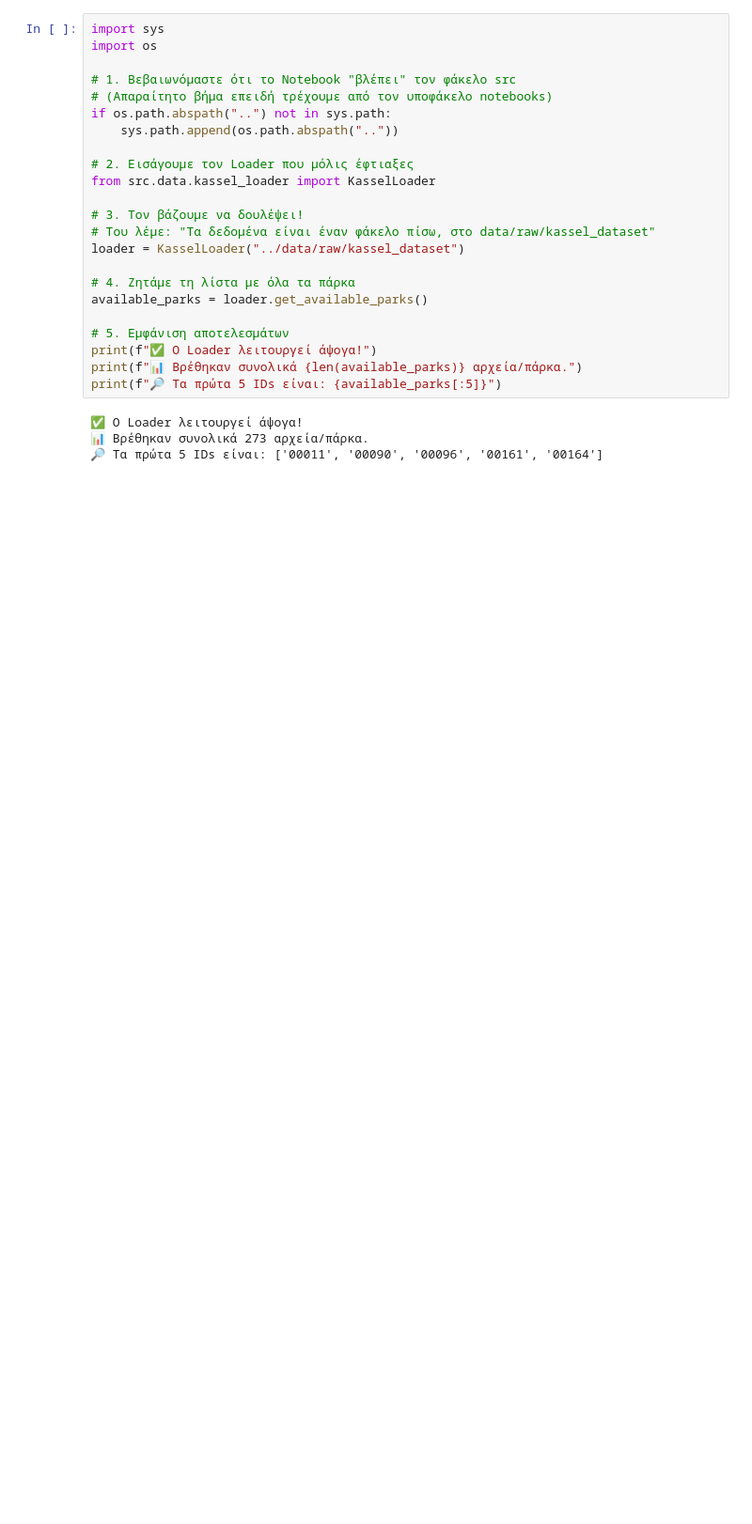
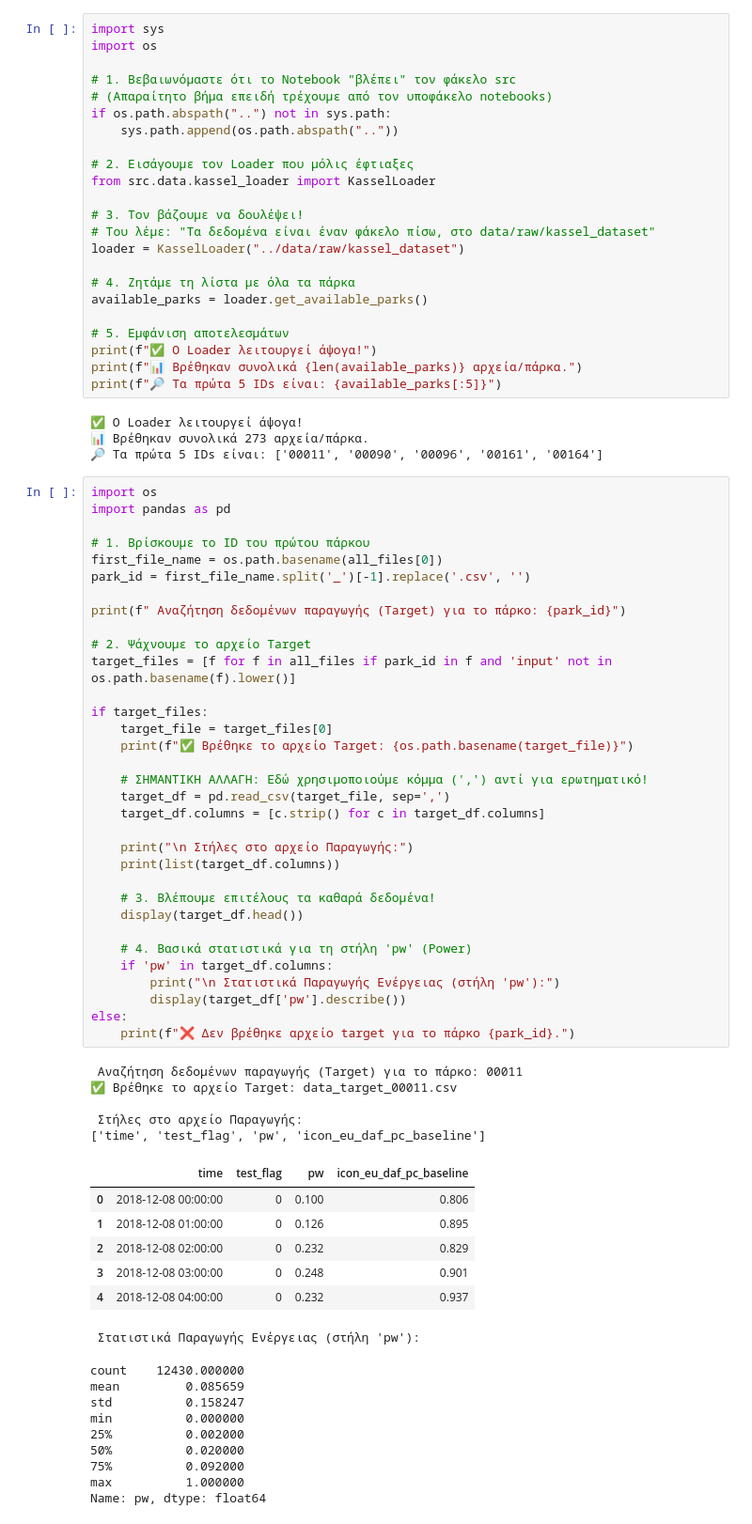
Before and after one commit to Dionysis33/WindPower_DigitalTwin, a Jupyter notebook: notebooks/02_kassel_exploration.ipynb, the cells around one changed output. Shown at 94% size. Saved outputs shown, nothing was run; the diff lists cells and outputs as text; blank space fills up the shorter version.

```diff
--- a/notebooks/02_kassel_exploration.ipynb
+++ b/notebooks/02_kassel_exploration.ipynb
@@ -125,3 +190,58 @@ print(f"🔎 Τα πρώτα 5 IDs είναι: {available_parks[:5]}")
 ✅ Ο Loader λειτουργεί άψογα!
 📊 Βρέθηκαν συνολικά 273 αρχεία/πάρκα.
 🔎 Τα πρώτα 5 IDs είναι: ['00011', '00090', '00096', '00161', '00164']
+# %%
+import os
+import pandas as pd
+
+# 1. Βρίσκουμε το ID του πρώτου πάρκου
+first_file_name = os.path.basename(all_files[0])
+park_id = first_file_name.split('_')[-1].replace('.csv', '')
+
+print(f" Αναζήτηση δεδομένων παραγωγής (Target) για το πάρκο: {park_id}")
+
+# 2. Ψάχνουμε το αρχείο Target
+target_files = [f for f in all_files if park_id in f and 'input' not in os.path.basename(f).lower()]
+
+if target_files:
+    target_file = target_files[0]
+    print(f"✅ Βρέθηκε το αρχείο Target: {os.path.basename(target_file)}")
+
+    # ΣΗΜΑΝΤΙΚΗ ΑΛΛΑΓΗ: Εδώ χρησιμοποιούμε κόμμα (',') αντί για ερωτηματικό!
+    target_df = pd.read_csv(target_file, sep=',')
+    target_df.columns = [c.strip() for c in target_df.columns]
+
+    print("\n Στήλες στο αρχείο Παραγωγής:")
+    print(list(target_df.columns))
+
+    # 3. Βλέπουμε επιτέλους τα καθαρά δεδομένα!
+    display(target_df.head())
+
+    # 4. Βασικά στατιστικά για τη στήλη 'pw' (Power)
+    if 'pw' in target_df.columns:
+        print("\n Στατιστικά Παραγωγής Ενέργειας (στήλη 'pw'):")
+        display(target_df['pw'].describe())
+else:
+    print(f"❌ Δεν βρέθηκε αρχείο target για το πάρκο {park_id}.")
+# %% [output]
+ Αναζήτηση δεδομένων παραγωγής (Target) για το πάρκο: 00011
+✅ Βρέθηκε το αρχείο Target: data_target_00011.csv
+
+ Στήλες στο αρχείο Παραγωγής:
+['time', 'test_flag', 'pw', 'icon_eu_daf_pc_baseline']
+|  | time | test_flag | pw | icon_eu_daf_pc_baseline |
+| 0 | 2018-12-08 00:00:00 | 0 | 0.100 | 0.806 |
+| 1 | 2018-12-08 01:00:00 | 0 | 0.126 | 0.895 |
+| 2 | 2018-12-08 02:00:00 | 0 | 0.232 | 0.829 |
+| 3 | 2018-12-08 03:00:00 | 0 | 0.248 | 0.901 |
+| 4 | 2018-12-08 04:00:00 | 0 | 0.232 | 0.937 |
+ Στατιστικά Παραγωγής Ενέργειας (στήλη 'pw'):
+count    12430.000000
+mean         0.085659
+std          0.158247
+min          0.000000
+25%          0.002000
+50%          0.020000
+75%          0.092000
+max          1.000000
+Name: pw, dtype: float64
```
Also changed, not shown: parts of 4 cells of this notebook.
